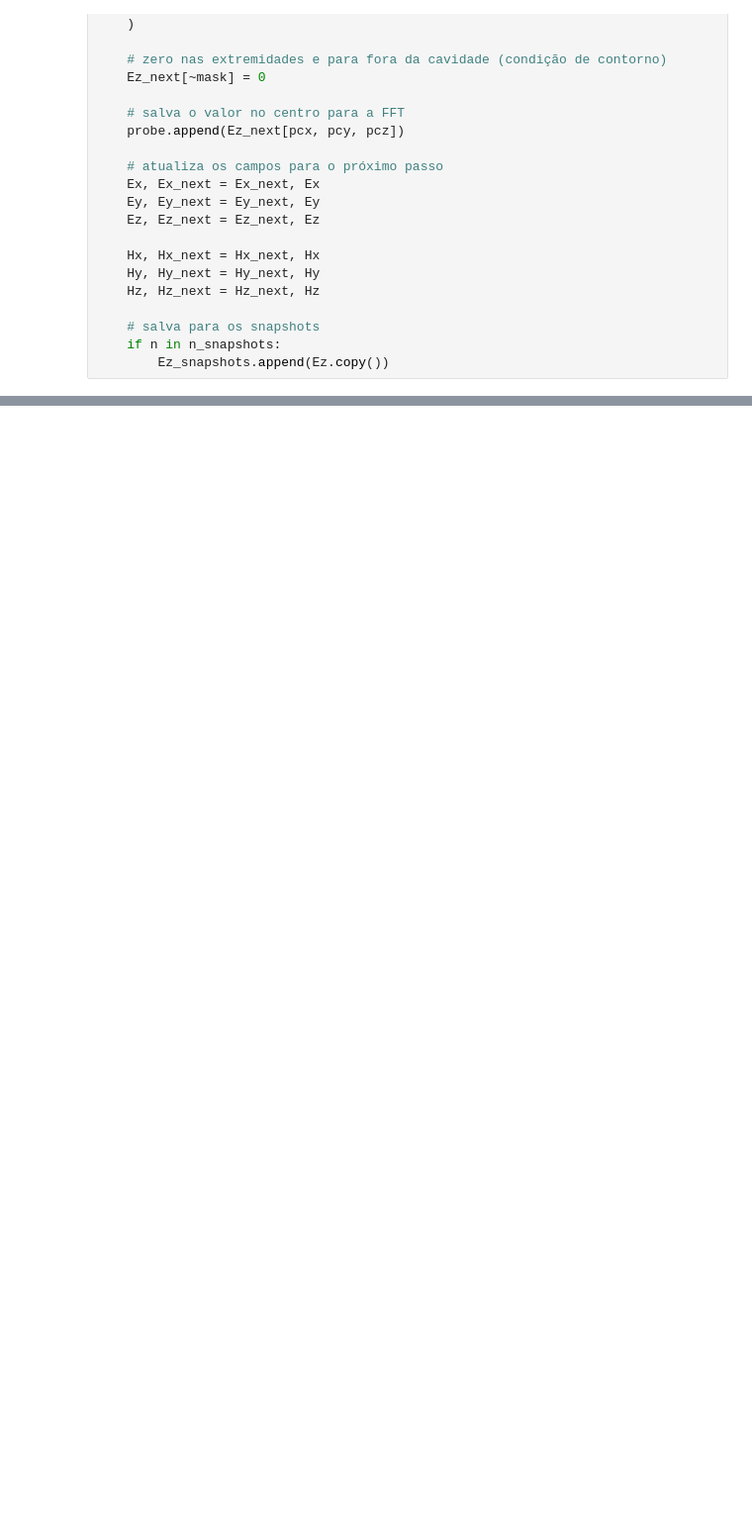
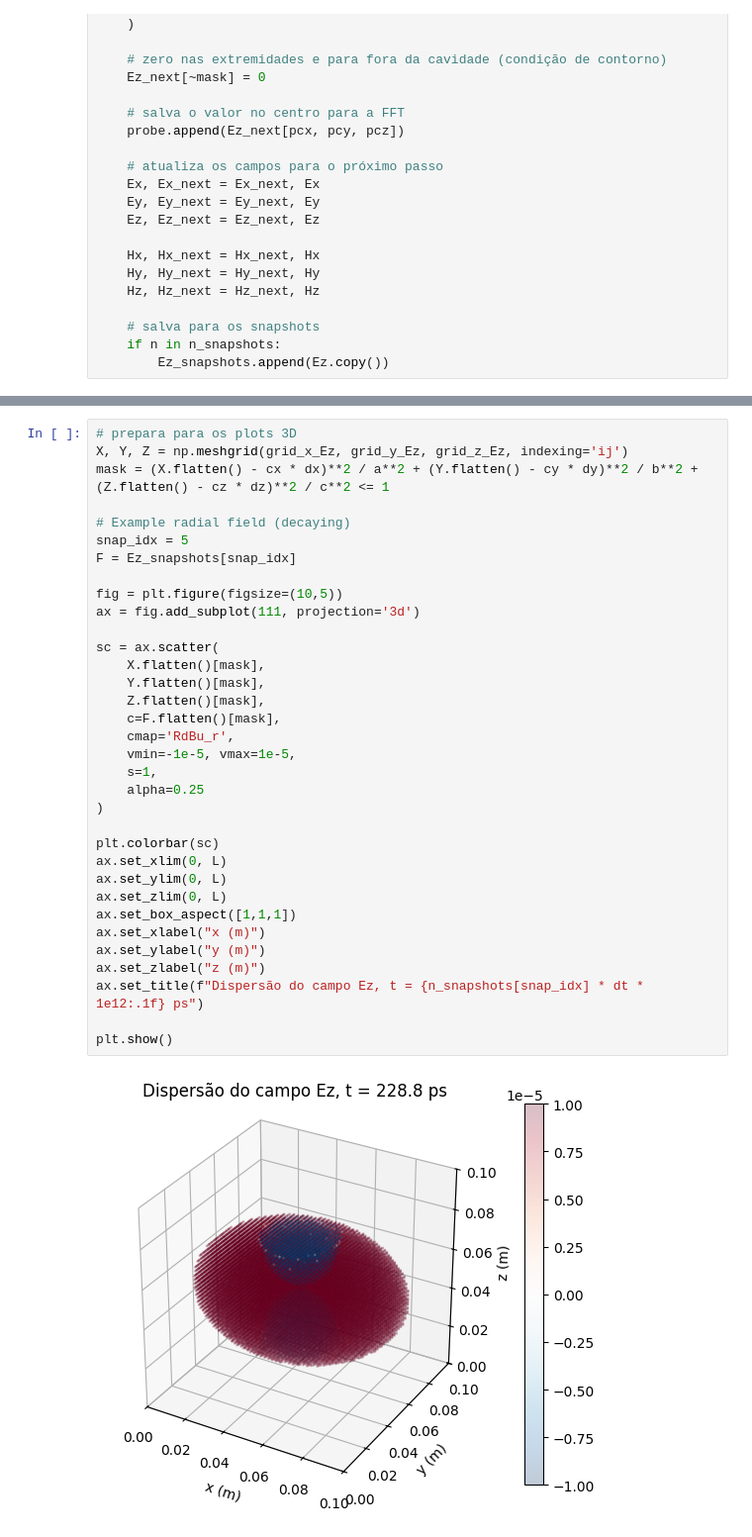
Before and after one commit to RaphaelLeivas/eletrocomp-2026-1, a Jupyter notebook: notebooks/lista3/lista3_q4.ipynb, the cells around one changed output, grey strips where cells are left out. Shown at 99% size. Cells and saved outputs as stored; diff of their text form; blank space fills up the shorter version.

```diff
--- a/notebooks/lista3/lista3_q4.ipynb
+++ b/notebooks/lista3/lista3_q4.ipynb
@@ -248,0 +250,36 @@ plt.show()
+# %%
+# prepara para os plots 3D
+X, Y, Z = np.meshgrid(grid_x_Ez, grid_y_Ez, grid_z_Ez, indexing='ij')
+mask = (X.flatten() - cx * dx)**2 / a**2 + (Y.flatten() - cy * dy)**2 / b**2 + (Z.flatten() - cz * dz)**2 / c**2 <= 1
+
+# Example radial field (decaying)
+snap_idx = 5
+F = Ez_snapshots[snap_idx]
+
+fig = plt.figure(figsize=(10,5))
+ax = fig.add_subplot(111, projection='3d')
+
+sc = ax.scatter(
+    X.flatten()[mask],
+    Y.flatten()[mask],
+    Z.flatten()[mask],
+    c=F.flatten()[mask],
+    cmap='RdBu_r',
+    vmin=-1e-5, vmax=1e-5,
+    s=1,
+    alpha=0.25
+)
+
+plt.colorbar(sc)
+ax.set_xlim(0, L)
+ax.set_ylim(0, L)
+ax.set_zlim(0, L)
+ax.set_box_aspect([1,1,1])
+ax.set_xlabel("x (m)")
+ax.set_ylabel("y (m)")
+ax.set_zlabel("z (m)")
+ax.set_title(f"Dispersão do campo Ez, t = {n_snapshots[snap_idx] * dt * 1e12:.1f} ps")
+
+plt.show()
+# %% [output]
+[figure, added]
```
Also changed, not shown: parts of 4 cells of this notebook, 4 other files.
